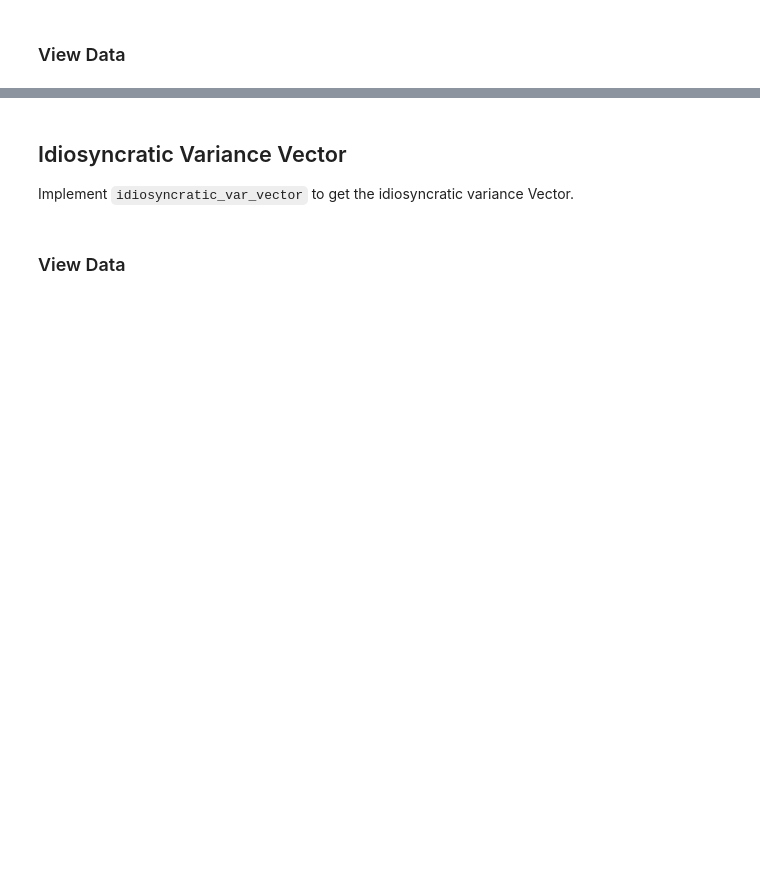
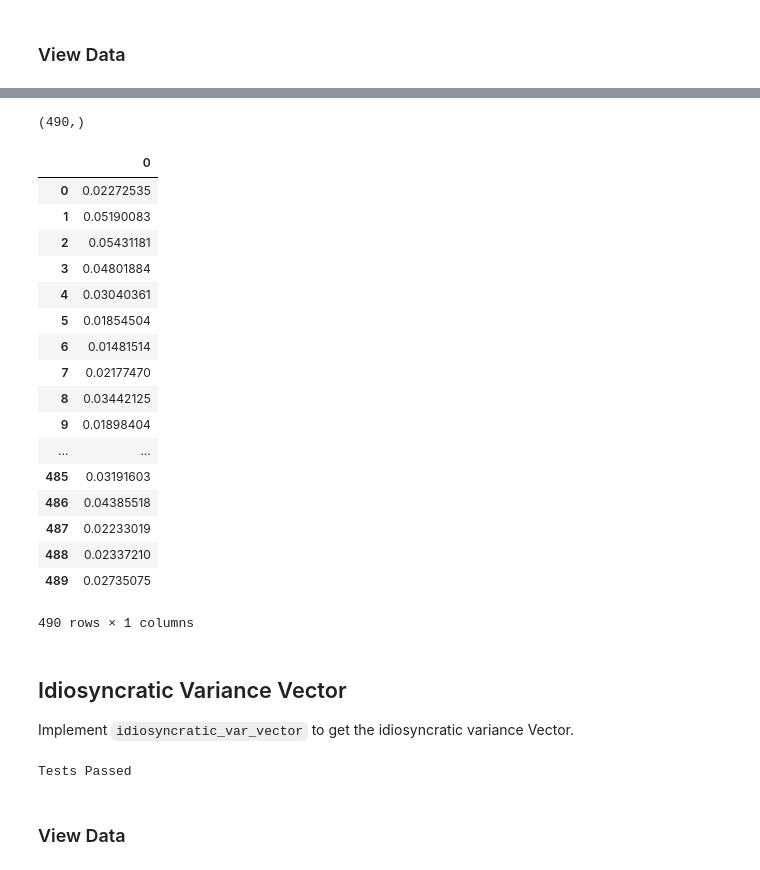
Before and after one commit to jeffrisandy/alpha_research, a Jupyter notebook: project_4_starter.ipynb, the cells around one changed output, grey strips where cells are left out. Drawn from its saved outputs; the diff is of its cells as text; code cells hidden in the pictures; blank space fills up the shorter version.

Commit message:
completed PCA and risk factor model codes

```diff
--- a/project_4_starter.ipynb
+++ b/project_4_starter.ipynb
@@ -231,7 +256,7 @@ def factor_betas(pca, factor_beta_indices, factor_beta_columns):
 
     #TODO: Implement function
 
-    return None
+    return pd.DataFrame(pca.components_.T, factor_beta_indices, factor_beta_columns)
 
 
 project_tests.test_factor_betas(factor_betas)
@@ -272,7 +318,7 @@ def factor_returns(pca, returns, factor_return_indices, factor_return_columns):
 
     #TODO: Implement function
 
-    return None
+    return pd.DataFrame(pca.transform(returns), factor_return_indices, factor_return_columns)
 
 
 project_tests.test_factor_returns(factor_returns)
@@ -309,8 +360,9 @@ def factor_cov_matrix(factor_returns, ann_factor):
     """
 
     #TODO: Implement function
-
-    return None
+    factor_var = np.var(factor_returns, ddof=1)
+    factor_var_matrix = np.diag(factor_var)
+    return factor_var_matrix * ann_factor
 
 
 project_tests.test_factor_cov_matrix(factor_cov_matrix)
@@ -347,8 +419,10 @@ def idiosyncratic_var_matrix(returns, factor_returns, factor_betas, ann_factor):
     """
 
     #TODO: Implement function
-
-    return None
+    common_returns = pd.DataFrame(factor_returns.dot(factor_betas.T), returns.index, returns.columns)
+    residuals = returns - common_returns
+    residuals_var_matrix = np.diag(np.var(residuals))
+    return pd.DataFrame(residuals_var_matrix * ann_factor, returns.columns, returns.columns)
 
 
 project_tests.test_idiosyncratic_var_matrix(idiosyncratic_var_matrix)
@@ -361,3 +456,28 @@ risk_model['idiosyncratic_var_matrix']
+# %%
+np.diag(risk_model['idiosyncratic_var_matrix']).shape
+# %% [output]
+(490,)
+# %%
+pd.DataFrame(np.diag(risk_model['idiosyncratic_var_matrix']))
+# %% [output]
+|  | 0 |
+| 0 | 0.02272535 |
+| 1 | 0.05190083 |
+| 2 | 0.05431181 |
+| 3 | 0.04801884 |
+| 4 | 0.03040361 |
+| 5 | 0.01854504 |
+| 6 | 0.01481514 |
+| 7 | 0.02177470 |
+| 8 | 0.03442125 |
+| 9 | 0.01898404 |
+| ... | ... |
+| 485 | 0.03191603 |
+| 486 | 0.04385518 |
+| 487 | 0.02233019 |
+| 488 | 0.02337210 |
+| 489 | 0.02735075 |
+490 rows × 1 columns
 # %% [markdown]
 ## Idiosyncratic Variance Vector
 Implement `idiosyncratic_var_vector` to get the idiosyncratic variance Vector.
@@ -381,10 +501,12 @@ def idiosyncratic_var_vector(returns, idiosyncratic_var_matrix):
 
     #TODO: Implement function
 
-    return None
+    return pd.DataFrame(np.diag(idiosyncratic_var_matrix),index=returns.columns)
 
 
 project_tests.test_idiosyncratic_var_vector(idiosyncratic_var_vector)
+# %% [output]
+Tests Passed
 # %% [markdown]
 ### View Data
 # %%
```
Also changed, not shown: parts of 15 cells of this notebook.
